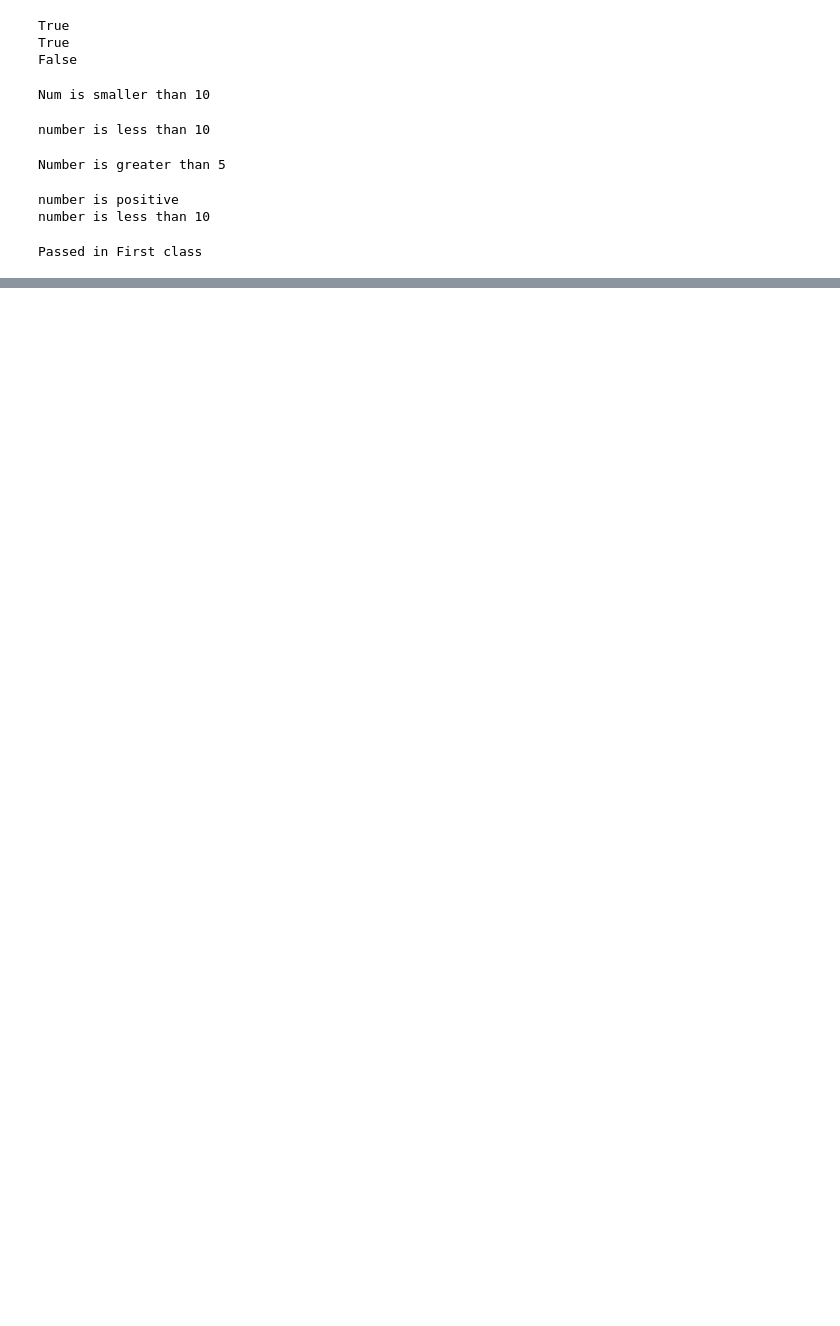
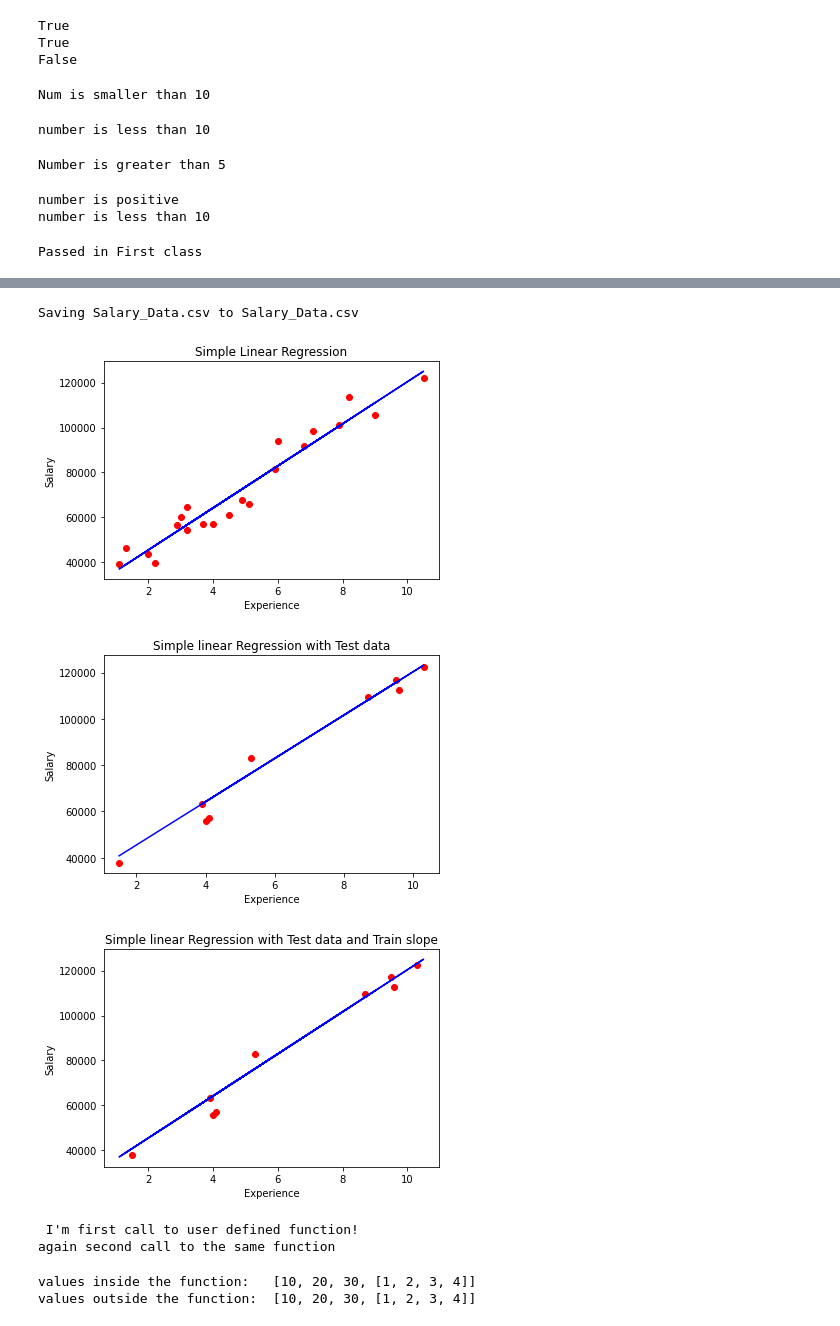
Before and after one commit to Aashiqcmd/Aashiqcmd, a Jupyter notebook: Untitled2.ipynb, the cells around one changed output, grey strips where cells are left out. Drawn from its saved outputs; the diff is of its cells as text; code cells hidden in the pictures; blank space fills up the shorter version.

```diff
--- a/Untitled2.ipynb
+++ b/Untitled2.ipynb
@@ -747,3 +747,45 @@ else:
   print("Passed in First class")
 # %% [output]
 Passed in First class
+# %%
+from google.colab import files
+upload = files.upload()
+
+import pandas as pd
+import pandas as np
+import matplotlib.pyplot as plt
+
+dataset = pd.read_csv('Salary_Data.csv')
+x = dataset.iloc[:,0:-1].values
+y = dataset.iloc[:,1].values
+
+from sklearn.model_selection import train_test_split
+x_train, x_test, y_train, y_test = train_test_split(x,y,test_size=.30, random_state = 0)
+
+from sklearn.linear_model import LinearRegression
+regress = LinearRegression()
+regress.fit(x_train, y_train)
+
+y_pred = regress.predict(x_test)
+
+plt.title('Simple Linear Regression')
+plt.xlabel('Experience')
+plt.ylabel('Salary')
+plt.scatter(x_train, y_train, color = 'red')
+plt.plot(x_train, regress.predict(x_train), color='blue')
+plt.show()
+
+plt.title('Simple linear Regression with Test data')
+plt.xlabel('Experience')
+plt.ylabel('Salary')
+plt.scatter(x_test, y_test, color = 'red')
+plt.plot(x_test, regress.predict(x_test), color='blue')
+plt.show()
+
+plt.title('Simple linear Regression with Test data and Train slope')
+plt.xlabel('Experience')
+plt.ylabel('Salary')
+plt.scatter(x_test, y_test, color = 'red')
+plt.plot(x_train, regress.predict(x_train), color='blue')
+plt.show()
+# %% [output]
@@ -749,0 +793,4 @@ Passed in First class
+Saving Salary_Data.csv to Salary_Data.csv
+[figure, added]
+[figure, added]
+[figure, added]
@@ -749,0 +802,23 @@ Passed in First class
+# %%
+def printme( str ):
+  'this prints a passed string into this function'
+  print (str)
+  return;
+printme(" I'm first call to user defined function!" )
+printme("again second call to the same function")
+# %% [output]
+ I'm first call to user defined function!
+again second call to the same function
+# %%
+def changeme( mylist ):
+  'this changes a passed list into this function'
+  mylist.append([1,2,3,4]);
+  print('values inside the function:  ', mylist)
+  return
+
+mylist = [10,20,30];
+changeme( mylist );
+print('values outside the function: ',mylist  )
+# %% [output]
+values inside the function:   [10, 20, 30, [1, 2, 3, 4]]
+values outside the function:  [10, 20, 30, [1, 2, 3, 4]]
```
Also changed, not shown: parts of 21 cells of this notebook.
